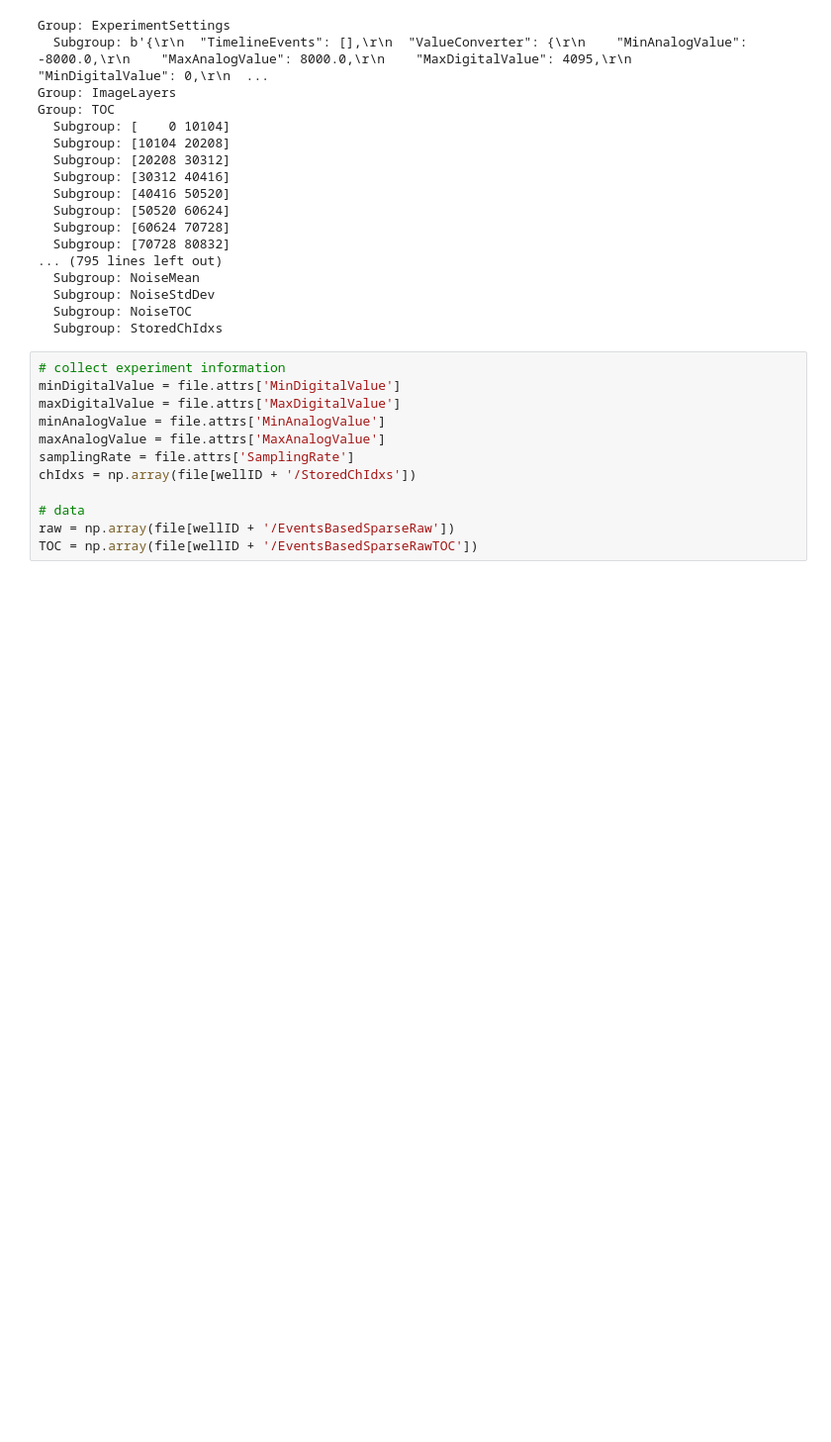
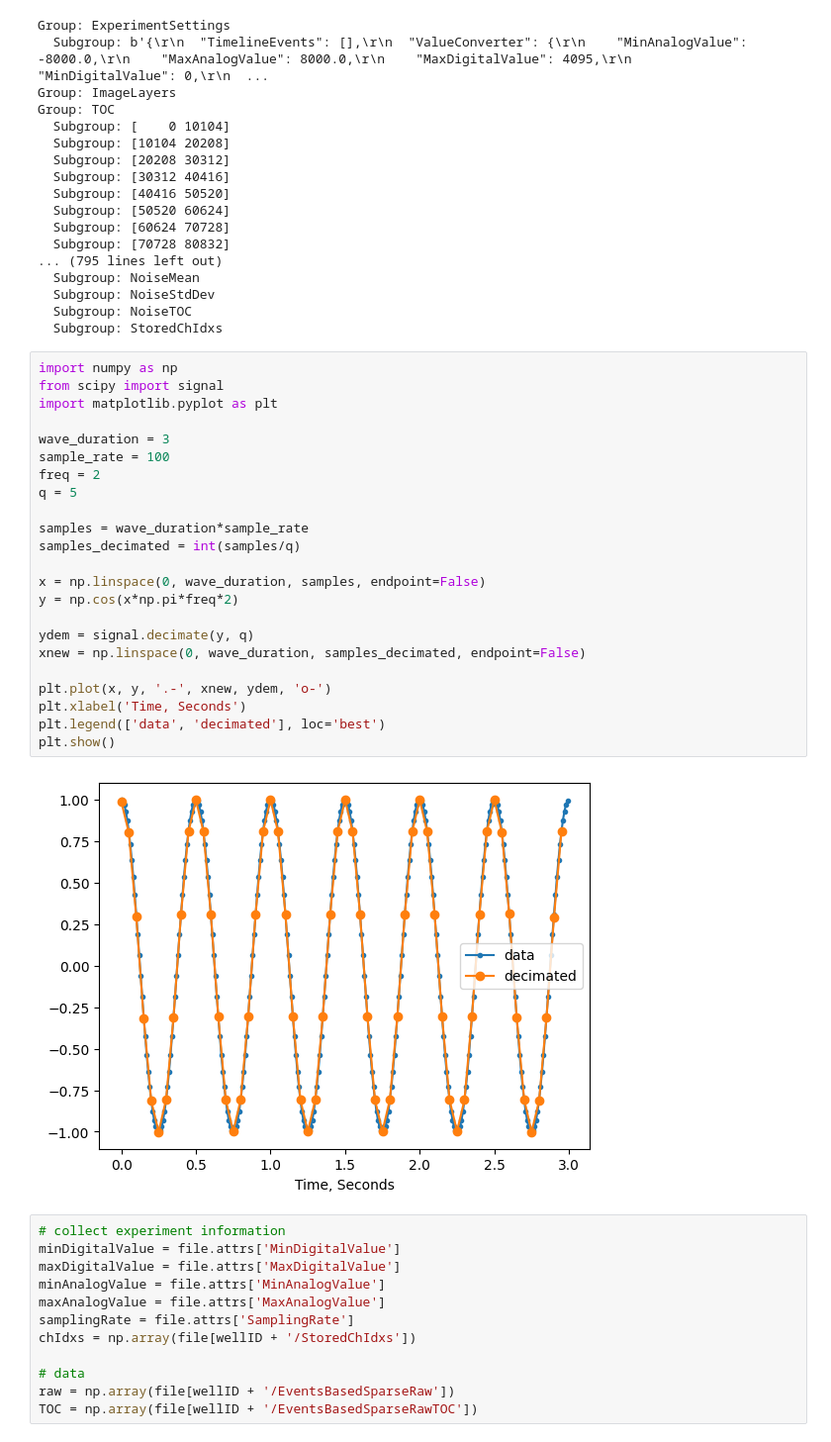
Before and after one commit to diiivyaa/spike2mat, a Jupyter notebook: src/brw/brw.ipynb, the cells around one changed output. Shown at 99% size. Cells and saved outputs as stored; diff of their text form; blank space fills up the shorter version.

```diff
--- a/src/brw/brw.ipynb
+++ b/src/brw/brw.ipynb
@@ -35,6 +35,31 @@ Group: TOC
   Subgroup: NoiseStdDev
   Subgroup: NoiseTOC
   Subgroup: StoredChIdxs
+# %%
+import numpy as np
+from scipy import signal
+import matplotlib.pyplot as plt
+
+wave_duration = 3
+sample_rate = 100
+freq = 2
+q = 5
+
+samples = wave_duration*sample_rate
+samples_decimated = int(samples/q)
+
+x = np.linspace(0, wave_duration, samples, endpoint=False)
+y = np.cos(x*np.pi*freq*2)
+
+ydem = signal.decimate(y, q)
+xnew = np.linspace(0, wave_duration, samples_decimated, endpoint=False)
+
+plt.plot(x, y, '.-', xnew, ydem, 'o-')
+plt.xlabel('Time, Seconds')
+plt.legend(['data', 'decimated'], loc='best')
+plt.show()
+# %% [output]
+[figure, added]
 # %%
 # collect experiment information
 minDigitalValue = file.attrs['MinDigitalValue']
```
Also changed, not shown: 10 other files.
